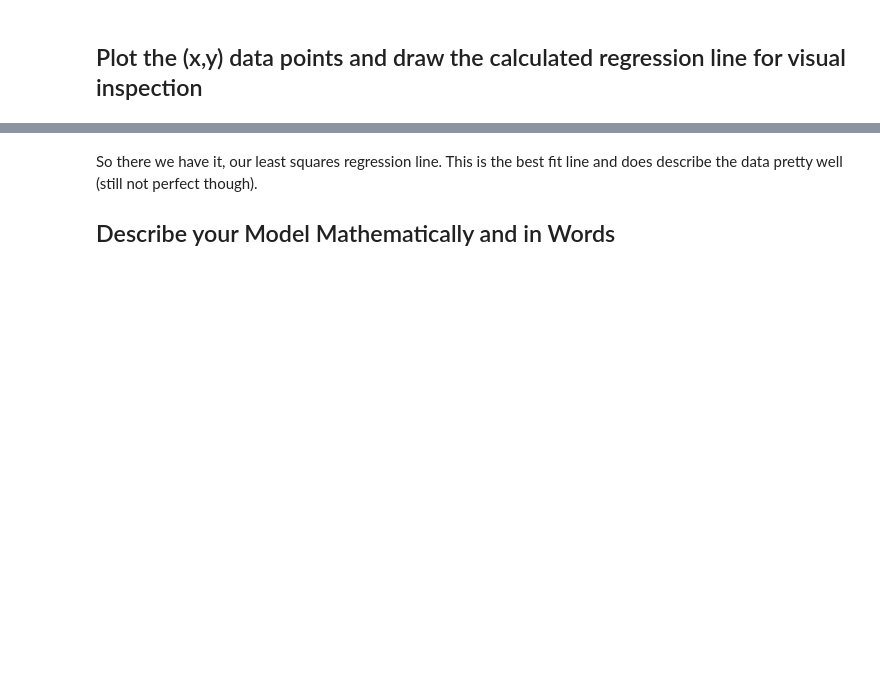
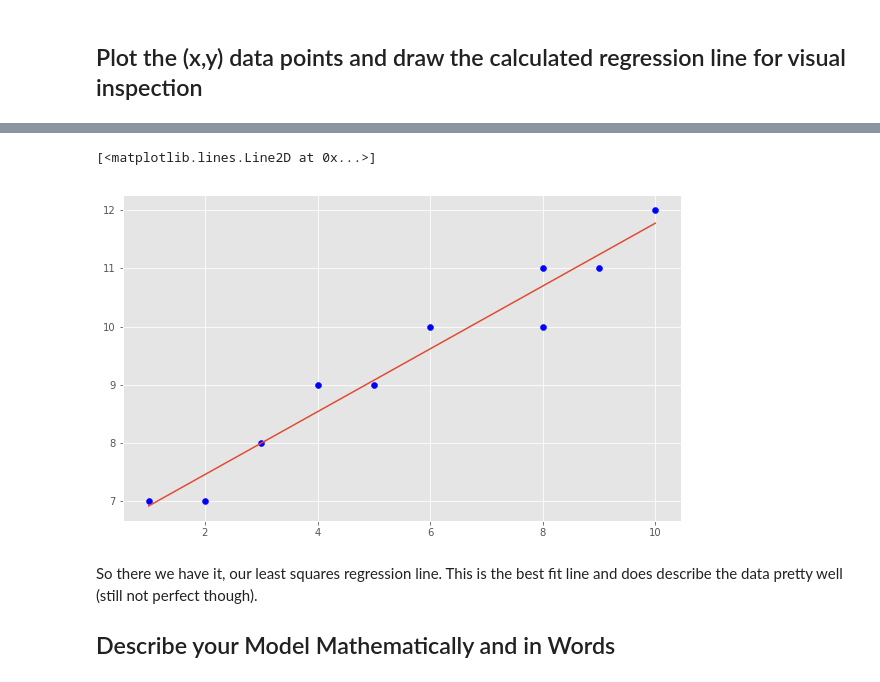
Before and after one commit to kemepley/dsc-simple-linear-regression-lab-dc-ds-career-042219, a Jupyter notebook: Simple Linear Regression Lab.ipynb, the cells around one changed output, grey strips where cells are left out. Drawn from its saved outputs; the diff is of its cells as text; code cells hidden in the pictures; blank space fills up the shorter version.

```diff
--- a/Simple Linear Regression Lab.ipynb
+++ b/Simple Linear Regression Lab.ipynb
@@ -91,11 +91,15 @@ Write a function `best_fit()` that takes in X and Y, calculates the slope and in
 
 def best_fit(xs,ys):
 
-    pass
+    m = calc_slope(xs,ys)
+    c = np.mean(ys) - (m * np.mean(xs))
+
+    return m, c
+
 
 # Uncomment below to test your function
 
-#m, c = best_fit(X,Y)
-#m, c
+m, c = best_fit(X,Y)
+m, c
 
 # (0.5393518518518512, 6.379629629629633)
@@ -110,7 +116,8 @@ Write a function `reg_line()` that takes in slope, intercept and X vector and ca
 # %%
 def reg_line (m, c, xs):
 
-    pass
+    return [(m * i) + c for i in xs]
 
 # Uncomment below
-#regression_line = reg_line(m,c,X)
+regression_line = reg_line(m,c,X)
+regression_line
@@ -123,3 +137,11 @@ def reg_line (m, c, xs):
+# %%
+# Plot data and regression line
+plt.figure(figsize=[10,6])
+plt.scatter(X, Y, color='blue')
+plt.plot(X, regression_line)
+# %% [output]
+[<matplotlib.lines.Line2D at 0x...>]
+[figure, added]
 # %% [markdown]
 So there we have it, our least squares regression line. This is the best fit line and does describe the data pretty well (still not perfect though).
 
```
Also changed, not shown: parts of 6 cells of this notebook.
